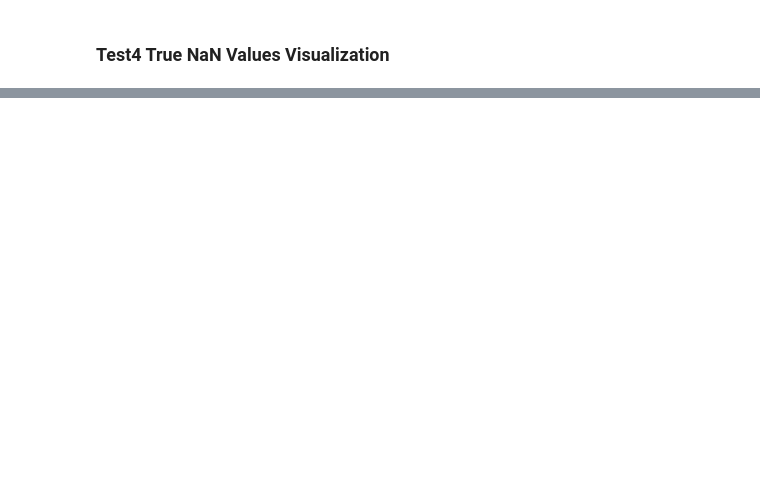
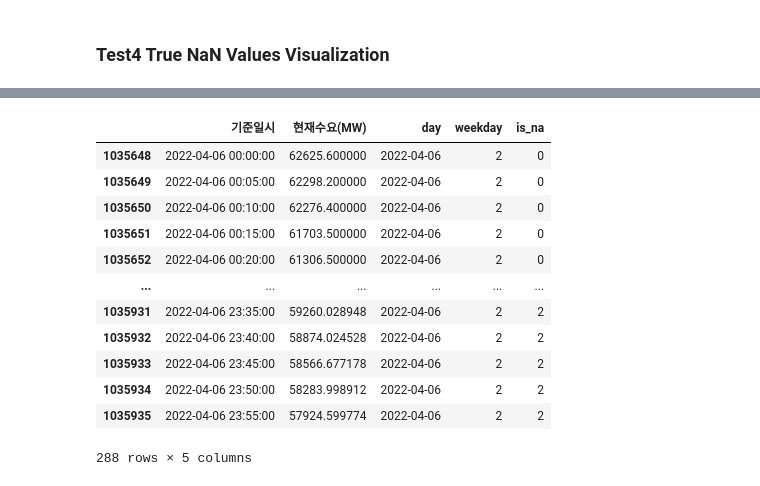
Before and after one commit to jihosuperman/forecasting_power_demand, a Jupyter notebook: power_demand_interpolation.ipynb, the cells around one changed output, grey strips where cells are left out. Cells and saved outputs as stored; diff of their text form; code cells hidden in the pictures; blank space fills up the shorter version.

```diff
--- a/power_demand_interpolation.ipynb
+++ b/power_demand_interpolation.ipynb
@@ -1637,0 +1808,7 @@ Text(0.5, 1.0, 'Mean RMSE')
+# %%
+power_demand_intp = power_demand_intp.reset_index()
+# %%
+linear_targets = missing_cons.sort_values('consecutive', ascending=False)['date'][5:].reset_index(drop=True)
+# %%
+for date in linear_targets:
+    power_demand_intp.loc[power_demand_intp['day'] == date, '현재수요(MW)'] = power_demand_intp[power_demand_intp['day'] == date]['현재수요(MW)'].interpolate(method='linear')
@@ -1637,0 +1885,21 @@ Text(0.5, 1.0, 'Mean RMSE')
+# %%
+median_targets = ['2022-04-06', '2022-04-27', '2022-08-16', '2022-01-16', '2018-05-08']
+for date in median_targets:
+    median_values = median_around_weighted_v1(power_demand_intp, power_demand_intp[power_demand_intp['day']==date])
+    power_demand_intp.loc[(power_demand_intp['day']==date) & (power_demand_intp['is_na']==2), '현재수요(MW)'] = median_values
+# %%
+power_demand_intp[power_demand_intp['day']=='2022-04-06']
+# %% [output]
+|  | 기준일시 | 현재수요(MW) | day | weekday | is_na |
+| 1035648 | 2022-04-06 00:00:00 | 62625.600000 | 2022-04-06 | 2 | 0 |
+| 1035649 | 2022-04-06 00:05:00 | 62298.200000 | 2022-04-06 | 2 | 0 |
+| 1035650 | 2022-04-06 00:10:00 | 62276.400000 | 2022-04-06 | 2 | 0 |
+| 1035651 | 2022-04-06 00:15:00 | 61703.500000 | 2022-04-06 | 2 | 0 |
+| 1035652 | 2022-04-06 00:20:00 | 61306.500000 | 2022-04-06 | 2 | 0 |
+| ... | ... | ... | ... | ... | ... |
+| 1035931 | 2022-04-06 23:35:00 | 59260.028948 | 2022-04-06 | 2 | 2 |
+| 1035932 | 2022-04-06 23:40:00 | 58874.024528 | 2022-04-06 | 2 | 2 |
+| 1035933 | 2022-04-06 23:45:00 | 58566.677178 | 2022-04-06 | 2 | 2 |
+| 1035934 | 2022-04-06 23:50:00 | 58283.998912 | 2022-04-06 | 2 | 2 |
+| 1035935 | 2022-04-06 23:55:00 | 57924.599774 | 2022-04-06 | 2 | 2 |
+288 rows × 5 columns
```
Also changed, not shown: parts of 15 cells of this notebook.
